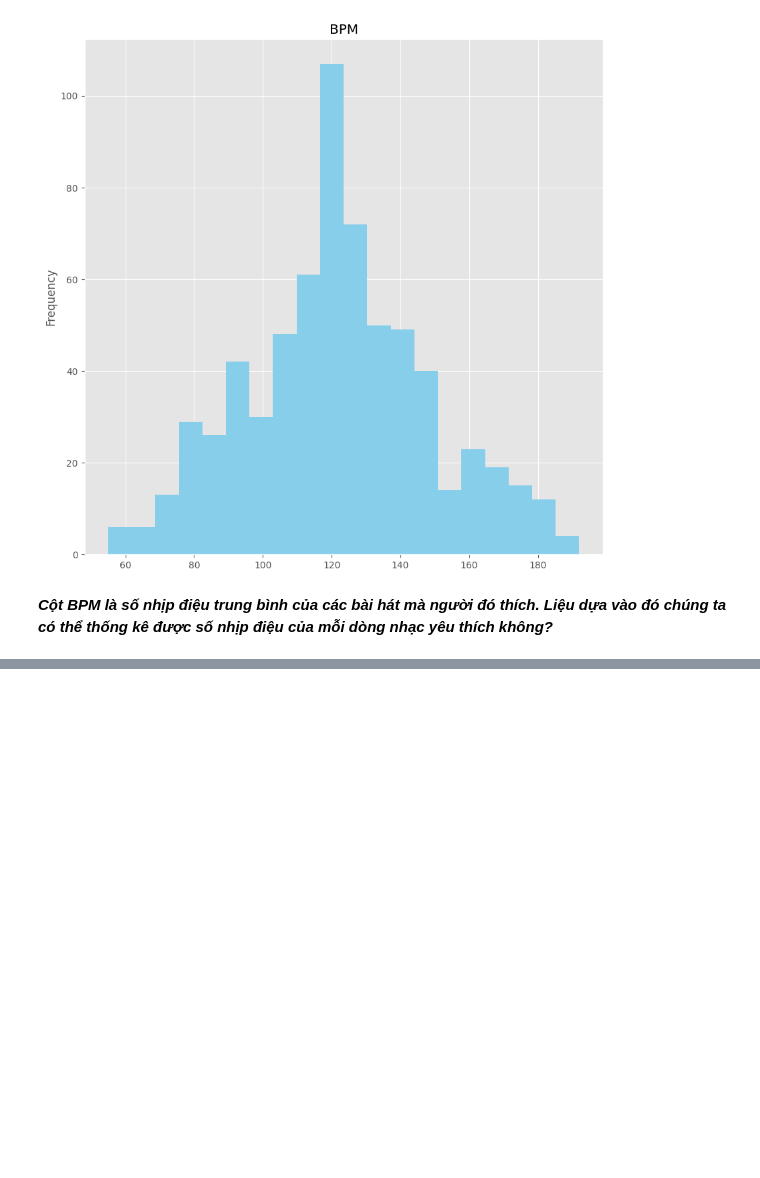
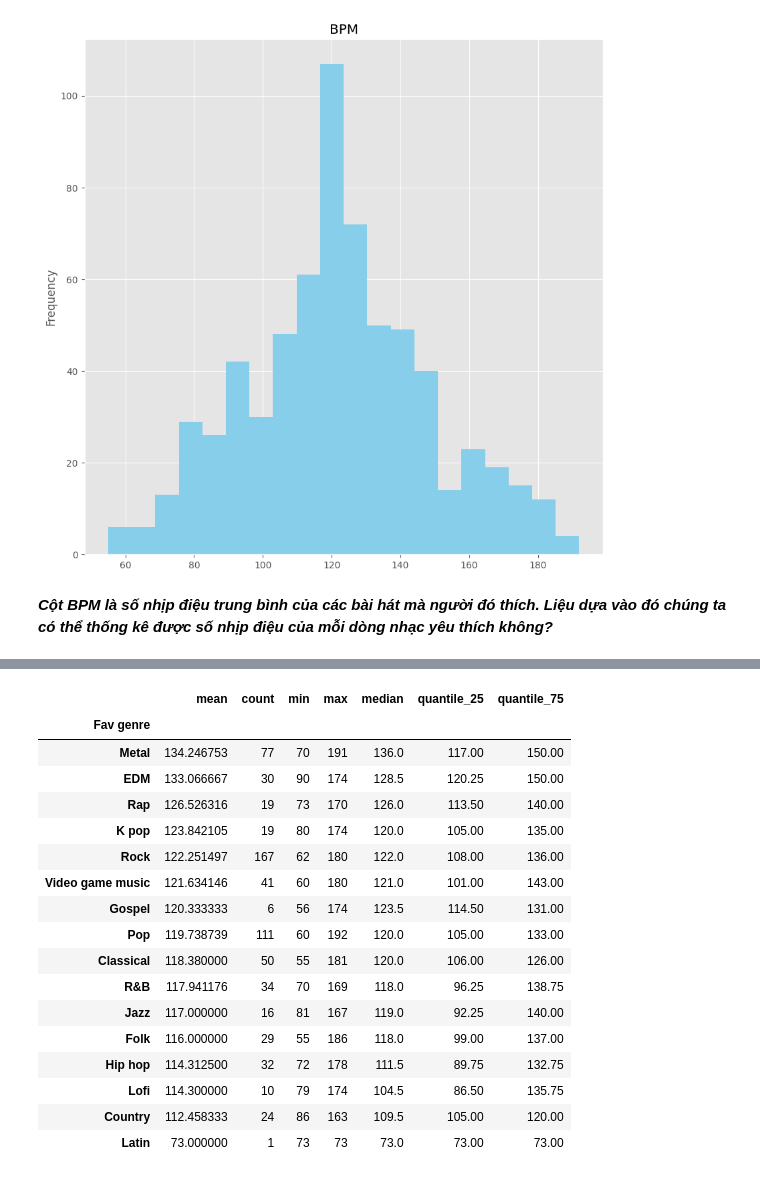
Before and after one commit to HungLVT/DS, a Jupyter notebook: 4.0-questions-and-answers.ipynb, the cells around one changed output, grey strips where cells are left out. Saved outputs shown, nothing was run; the diff lists cells and outputs as text; code cells hidden in the pictures; blank space fills up the shorter version.

```diff
--- a/4.0-questions-and-answers.ipynb
+++ b/4.0-questions-and-answers.ipynb
@@ -858,0 +841,34 @@ df_corr
+# %%
+# Lập bảng thống kê theo từng thể loại nhạc
+df_genre = df.groupby('Fav genre')['BPM'].agg([
+    'mean',
+    'count',
+    'min',
+    'max',
+    'median',
+    (lambda x: x.quantile(0.25)),  # 25th percentile
+    (lambda x: x.quantile(0.75))   # 75th percentile
+]).rename(columns={
+    '<lambda_0>': 'quantile_25',
+    '<lambda_1>': 'quantile_75'
+}).sort_values(by='mean', ascending=False)
+df_genre
+# %% [output]
+|  | mean | count | min | max | median | quantile_25 | quantile_75 |
+| Fav genre |  |  |  |  |  |  |  |
+| Metal | 134.246753 | 77 | 70 | 191 | 136.0 | 117.00 | 150.00 |
+| EDM | 133.066667 | 30 | 90 | 174 | 128.5 | 120.25 | 150.00 |
+| Rap | 126.526316 | 19 | 73 | 170 | 126.0 | 113.50 | 140.00 |
+| K pop | 123.842105 | 19 | 80 | 174 | 120.0 | 105.00 | 135.00 |
+| Rock | 122.251497 | 167 | 62 | 180 | 122.0 | 108.00 | 136.00 |
+| Video game music | 121.634146 | 41 | 60 | 180 | 121.0 | 101.00 | 143.00 |
+| Gospel | 120.333333 | 6 | 56 | 174 | 123.5 | 114.50 | 131.00 |
+| Pop | 119.738739 | 111 | 60 | 192 | 120.0 | 105.00 | 133.00 |
+| Classical | 118.380000 | 50 | 55 | 181 | 120.0 | 106.00 | 126.00 |
+| R&B | 117.941176 | 34 | 70 | 169 | 118.0 | 96.25 | 138.75 |
+| Jazz | 117.000000 | 16 | 81 | 167 | 119.0 | 92.25 | 140.00 |
+| Folk | 116.000000 | 29 | 55 | 186 | 118.0 | 99.00 | 137.00 |
+| Hip hop | 114.312500 | 32 | 72 | 178 | 111.5 | 89.75 | 132.75 |
+| Lofi | 114.300000 | 10 | 79 | 174 | 104.5 | 86.50 | 135.75 |
+| Country | 112.458333 | 24 | 86 | 163 | 109.5 | 105.00 | 120.00 |
+| Latin | 73.000000 | 1 | 73 | 73 | 73.0 | 73.00 | 73.00 |
```
Also changed, not shown: parts of 16 cells of this notebook, 20 other files.
